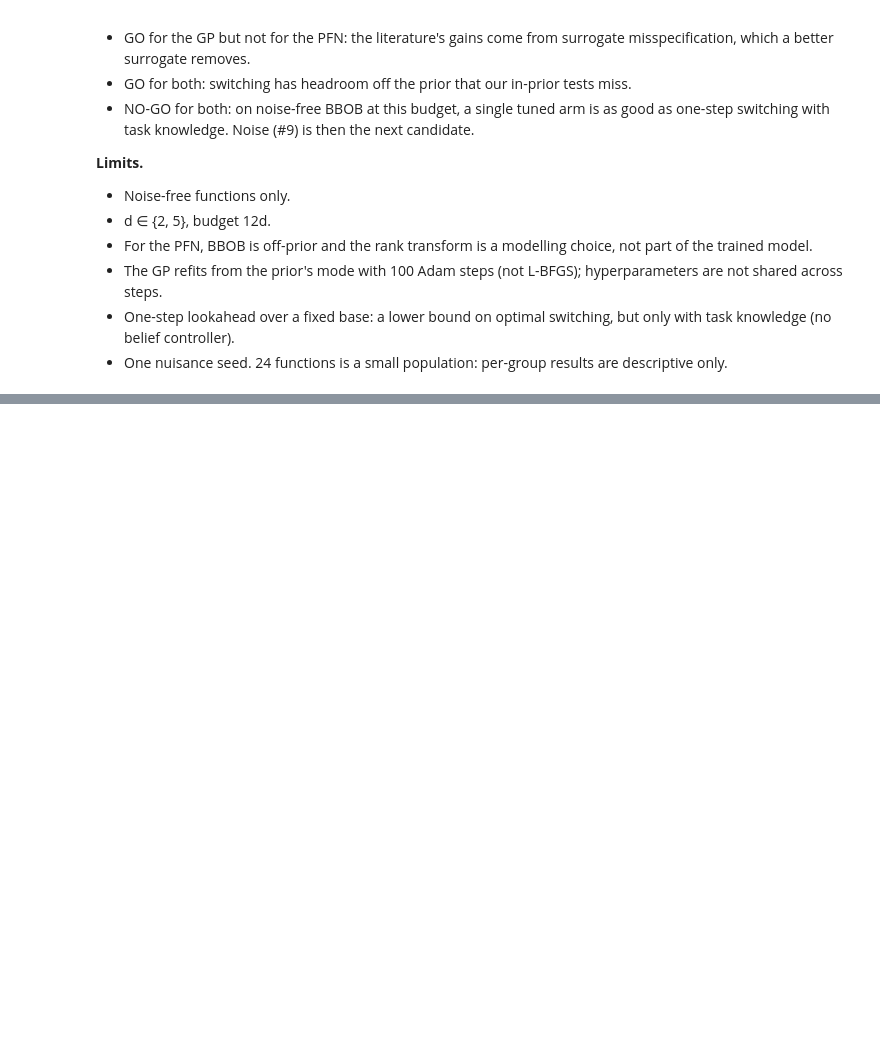
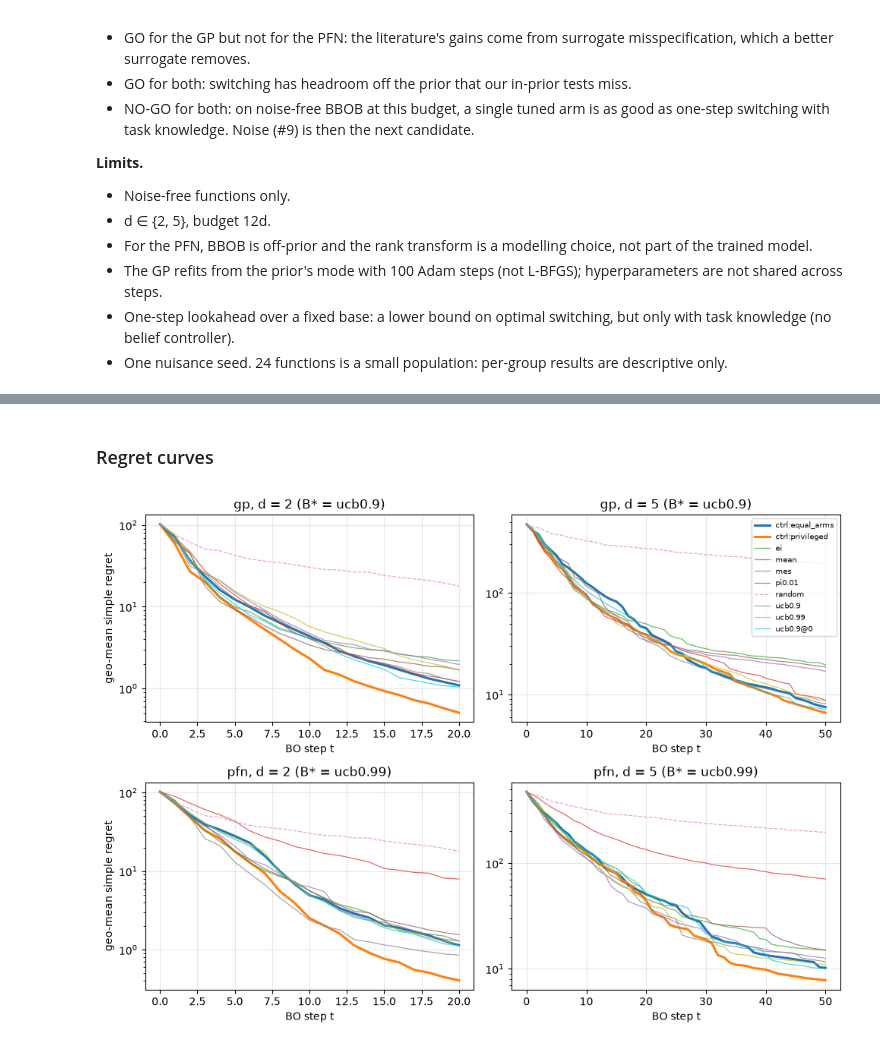
Before and after one commit to timruhkopf/anytime-acquisition, a Jupyter notebook: notebooks/04_2026-10-22_bbob_switching.ipynb, the cells around one changed output, grey strips where cells are left out. Saved outputs shown, nothing was run; the diff lists cells and outputs as text; code cells hidden in the pictures; blank space fills up the shorter version.

```diff
--- a/notebooks/04_2026-10-22_bbob_switching.ipynb
+++ b/notebooks/04_2026-10-22_bbob_switching.ipynb
@@ -85,0 +400,12 @@ The GO / NO-GO criterion from the description, evaluated, in one line. Record it
+# %%
+rows = []
+for s, f in fins.items():
+    for d in DS:
+        sel_fd = fin0.loc[(fin0.surrogate == s) & (fin0.d == d) & (fin0.arm != "random")]
+        sel_fd = sel_fd.merge(reg0.drop_duplicates(["d", "arm", "seed"])[["d", "arm", "seed", "fid"]], on=["d", "arm", "seed"])
+        choice = sel_fd.groupby(["fid", "arm"]).log_regret.mean().unstack().idxmin(1)
+        g = f.loc[(f.d == d) & f.arm.isin(set(choice))].copy()
+        pick = g.loc[g.arm == g.fid.map(choice)].assign(arm="per-function")
+        rows.append({"surrogate": s, **paired_gain(pd.concat([f.loc[f.d == d], pick]), d, "per-function", BSTAR[(s, d)])})
+        rows[-1]["n_distinct_choices"] = choice.nunique()
+display(pd.DataFrame(rows)[["surrogate", "d", "n", "gain", "gain_lo", "gain_hi", "n_distinct_choices"]].round(3))
@@ -85,0 +422,11 @@ The GO / NO-GO criterion from the description, evaluated, in one line. Record it
+# %%
+rows = []
+for s, f in fins.items():
+    for d in DS:
+        for grp, fs in GROUPS.items():
+            sub = f.loc[f.fid.isin(list(fs))]
+            for m in ("ctrl:privileged", "ctrl:equal_arms"):
+                ref = BSTAR[(s, d)] + ("@0" if "equal" in m else "")
+                rows.append({"surrogate": s, "group": grp, "method": m, **paired_gain(sub, d, m, ref, n_boot=2000)})
+grp = pd.DataFrame(rows)
+display(grp.pivot_table(index=["method", "group"], columns=["surrogate", "d"], values="gain", sort=False).round(2))
@@ -85,0 +447,16 @@ The GO / NO-GO criterion from the description, evaluated, in one line. Record it
+# %% [markdown]
+### Regret curves
+# %%
+fig, axes = plt.subplots(len(fins), len(DS), figsize=(5 * len(DS), 3.6 * len(fins)), squeeze=False)
+for i, (s, r) in enumerate(regs.items()):
+    for j, d in enumerate(DS):
+        ax = axes[i, j]
+        curves = r.loc[r.d == d].groupby(["arm", "t"]).log_regret.mean().unstack(0)
+        for arm in curves.columns:
+            style = dict(lw=2.2) if arm.startswith("ctrl:") else dict(lw=0.9, alpha=0.7, ls="--" if arm == "random" else "-")
+            ax.plot(curves.index, 10 ** curves[arm], label=arm, **style)
+        ax.set_yscale("log"); ax.set_title(f"{s}, d = {d} (B* = {BSTAR[(s, d)]})"); ax.set_xlabel("BO step t"); ax.grid(alpha=0.3)
+    axes[i, 0].set_ylabel("geo-mean simple regret")
+axes[0, -1].legend(fontsize=7); fig.tight_layout()
+# %% [output]
+[figure, added]
```
Also changed, not shown: parts of 21 cells of this notebook, 17 other files.
